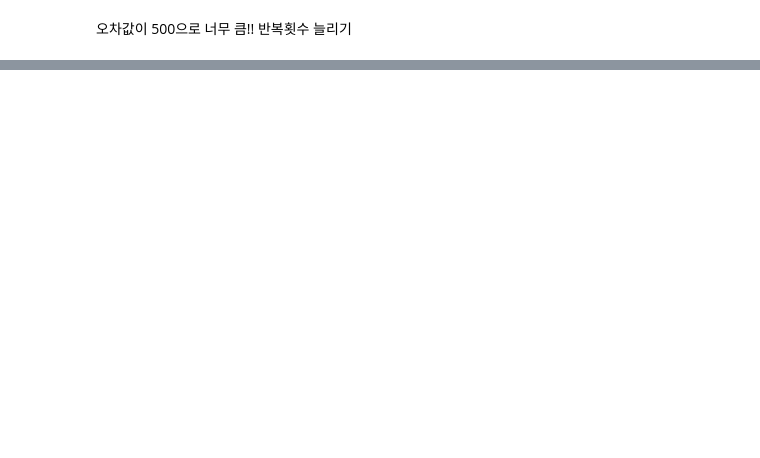
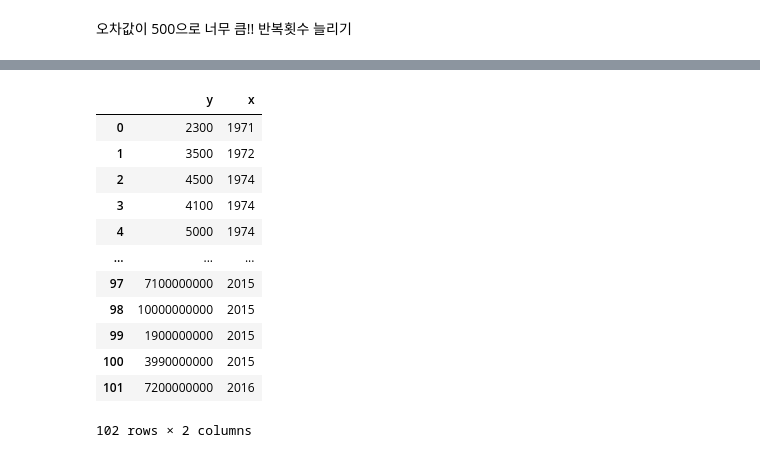
Before and after one commit to heewon330/TIL3, a Jupyter notebook: 선형회귀_hw.ipynb, the cells around one changed output, grey strips where cells are left out. Drawn from its saved outputs; the diff is of its cells as text; code cells hidden in the pictures; blank space fills up the shorter version.

```diff
--- a/선형회귀_hw.ipynb
+++ b/선형회귀_hw.ipynb
@@ -1099,0 +1245,18 @@ print( *beta0 )
+# %%
+df2=pd.DataFrame(np.array([y,x]).T,columns=['y','x'])
+df2.sort_values(by='x', inplace=True, ignore_index=True)
+df2
+# %% [output]
+|  | y | x |
+| 0 | 2300 | 1971 |
+| 1 | 3500 | 1972 |
+| 2 | 4500 | 1974 |
+| 3 | 4100 | 1974 |
+| 4 | 5000 | 1974 |
+| ... | ... | ... |
+| 97 | 7100000000 | 2015 |
+| 98 | 10000000000 | 2015 |
+| 99 | 1900000000 | 2015 |
+| 100 | 3990000000 | 2015 |
+| 101 | 7200000000 | 2016 |
+102 rows × 2 columns
```
Also changed, not shown: parts of 46 cells of this notebook.
